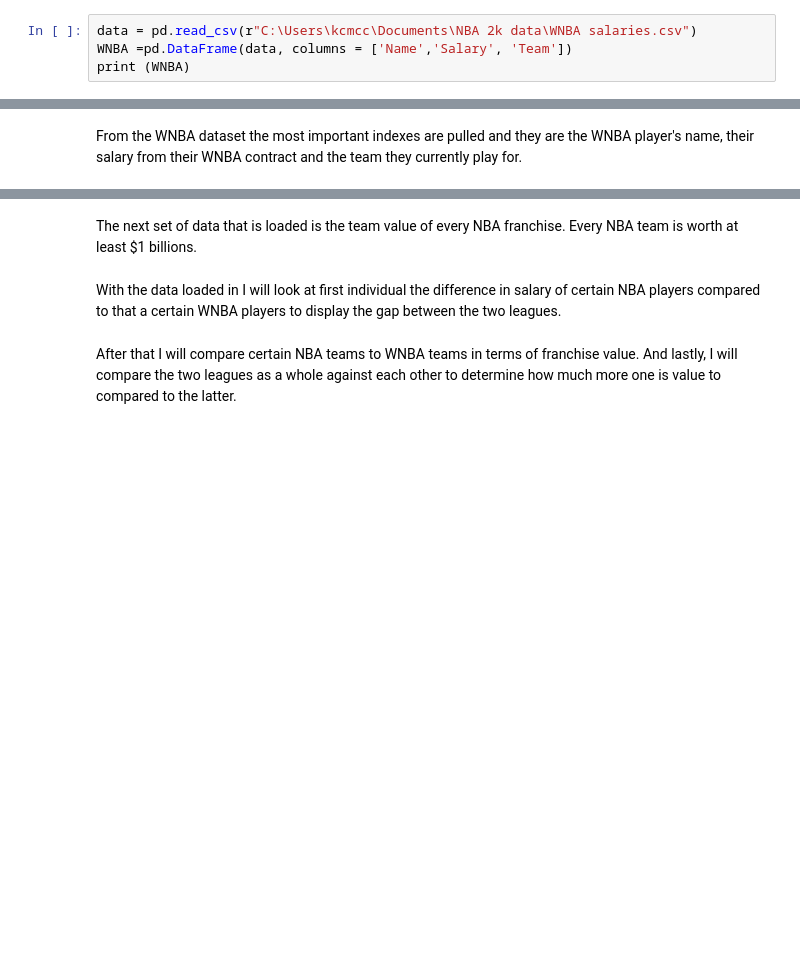
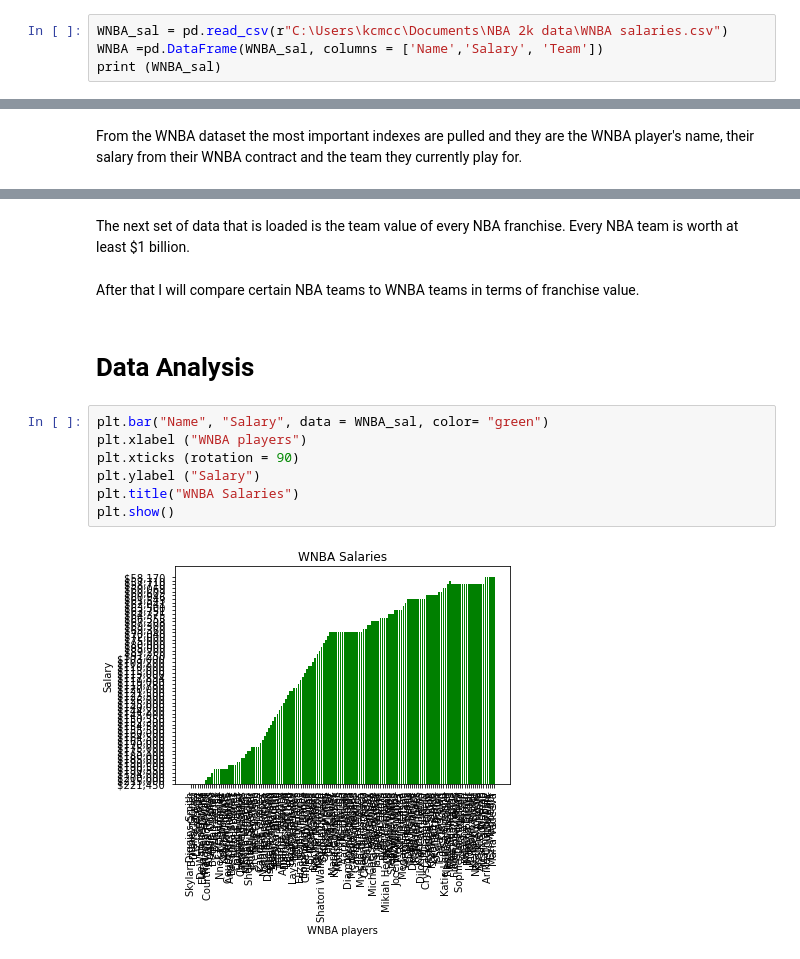
Before and after one commit to kendallmccoy/EMAT22110, a Jupyter notebook: Data in EMAT Final.ipynb, the cells around one changed output, grey strips where cells are left out. Cells and saved outputs as stored; diff of their text form; blank space fills up the shorter version.

```diff
--- a/Data in EMAT Final.ipynb
+++ b/Data in EMAT Final.ipynb
@@ -90,7 +95,7 @@ Index(['Name', 'Position', 'Age', 'Salary', 'Team'], dtype='object')
 # %% [markdown]
 The WNBA dataset is loaded in above. It includes every WNBA player and their salary, age, position, and team.
 # %%
-data = pd.read_csv(r"C:\Users\kcmcc\Documents\NBA 2k data\WNBA salaries.csv")
-WNBA =pd.DataFrame(data, columns = ['Name','Salary', 'Team'])
-print (WNBA)
+WNBA_sal = pd.read_csv(r"C:\Users\kcmcc\Documents\NBA 2k data\WNBA salaries.csv")
+WNBA =pd.DataFrame(WNBA_sal, columns = ['Name','Salary', 'Team'])
+print (WNBA_sal)
 # %% [output]
@@ -132,8 +137,17 @@ print(NBAf)
 28    New Orleans Pelicans      $1,350,000,000
 29       Memphis Grizzlies      $1,300,000,000
 # %% [markdown]
-The next set of data that is loaded is the team value of every NBA franchise. Every NBA team is worth at least $1 billions.
+The next set of data that is loaded is the team value of every NBA franchise. Every NBA team is worth at least $1 billion.
-# %% [markdown]
-With the data loaded in I will look at first individual the difference in salary of certain NBA players compared to that a certain WNBA players to display the gap between the two leagues.
 # %% [markdown]
-After that I will compare certain NBA teams to WNBA teams in terms of franchise value. And lastly, I will compare the two leagues as a whole against each other to determine how much more one is value to compared to the latter.
+After that I will compare certain NBA teams to WNBA teams in terms of franchise value.
+# %% [markdown]
+# Data Analysis
+# %%
+plt.bar("Name", "Salary", data = WNBA_sal, color= "green")
+plt.xlabel ("WNBA players")
+plt.xticks (rotation = 90)
+plt.ylabel ("Salary")
+plt.title("WNBA Salaries")
+plt.show()
+# %% [output]
+[figure, added]
```
Also changed, not shown: parts of 14 cells of this notebook.
